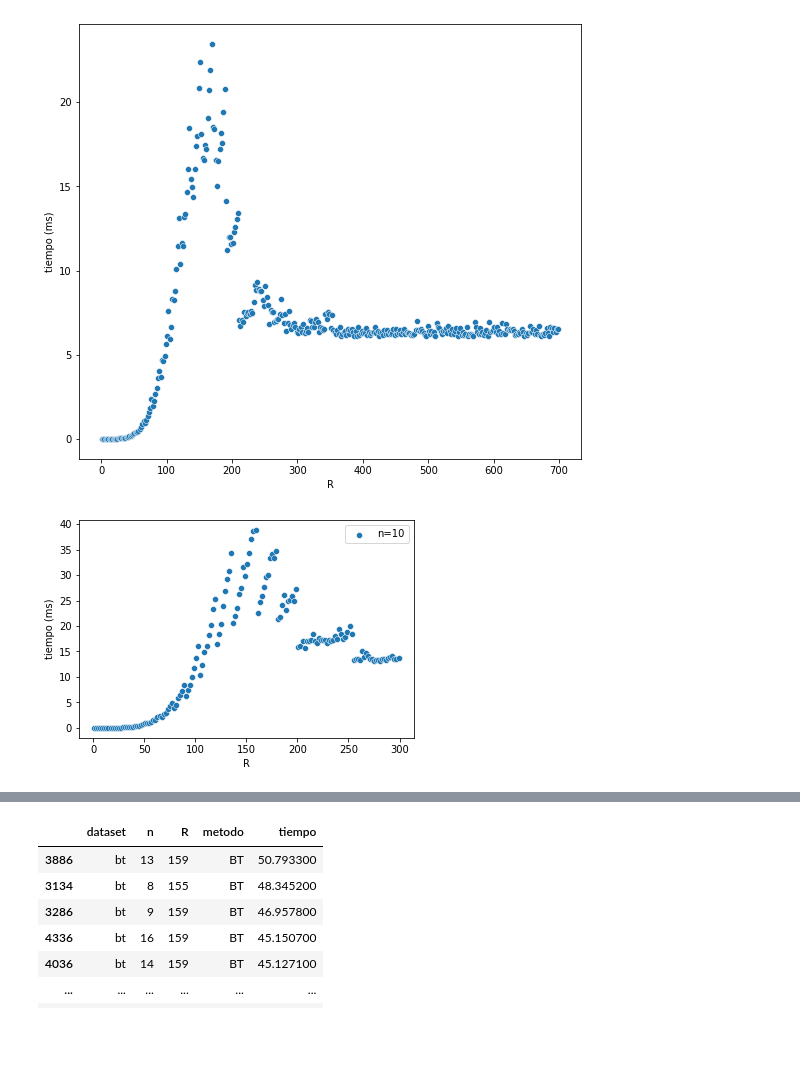
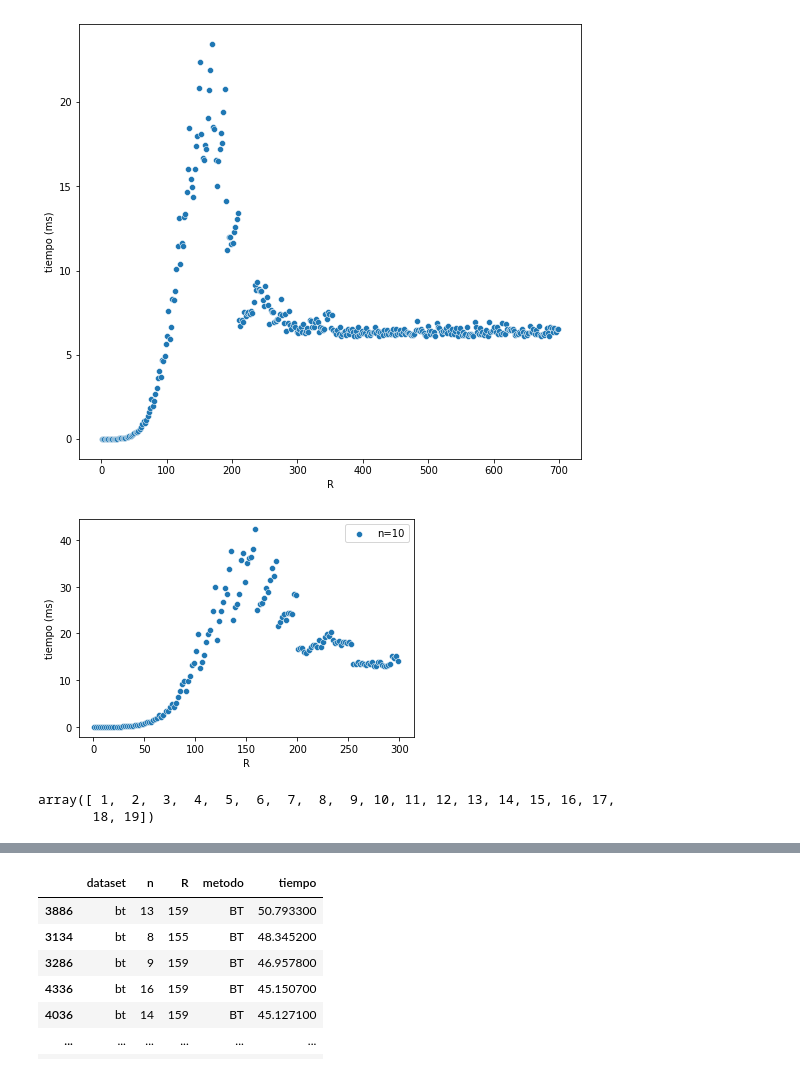
Before and after one commit to gianluca-capelo/tp1-algo3, a Jupyter notebook: python/analisis.ipynb, the cells around one changed output, grey strips where cells are left out. Drawn from its saved outputs; the diff is of its cells as text; code cells hidden in the pictures; blank space fills up the shorter version.

```diff
--- a/python/analisis.ipynb
+++ b/python/analisis.ipynb
@@ -247,22 +247,27 @@ plt.savefig("graficos/bt-campana.svg");
 # %%
 df_BT = df_resultados[(df_resultados["metodo"]=="BT") & (df_resultados["dataset"] == "bt")].copy();
 
-fig = sns.scatterplot(data=df_BT[df_BT["n"]==10], x='R', y='tiempo');
+fig = sns.scatterplot(data=df_BT[df_BT["n"]==19], x='R', y='tiempo');
 fig.set(xlabel='R', ylabel='tiempo (ms)');
 fig.legend(labels=['n=10']);
 plt.show()
 
 # fig = sns.scatterplot(data=df_BT[df_BT["n"]==20], x='R', y='tiempo',color = "green");
 # fig.set(xlabel='R', ylabel='tiempo (ms)');
 # fig.legend(labels=['n=20']);
 
 # plt.show()
 
 
 # fig = sns.scatterplot(data=df_BT[df_BT["n"]==30], x='R', y='tiempo',color = "red");
 # fig.set(xlabel='R', ylabel='tiempo (ms)');
 # fig.legend(labels=['n=30']);
 
 # plt.show()
 # %% [output]
-[figure, old version]
+[figure, new version]
+# %%
+df_BT["n"].unique()
+# %% [output]
+array([ 1,  2,  3,  4,  5,  6,  7,  8,  9, 10, 11, 12, 13, 14, 15, 16, 17,
+       18, 19])
```
Also changed, not shown: parts of 8 cells of this notebook.
